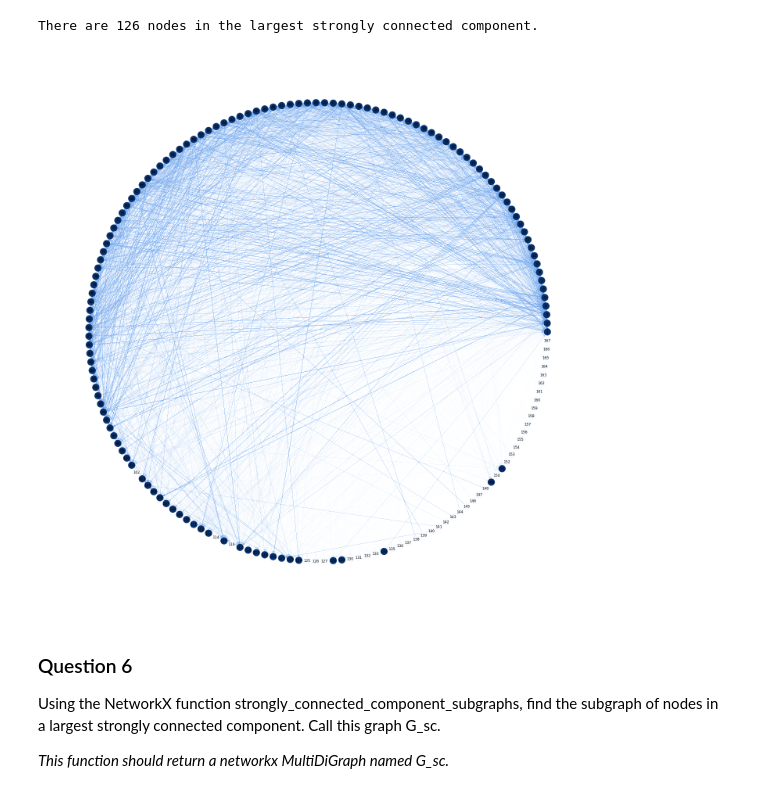
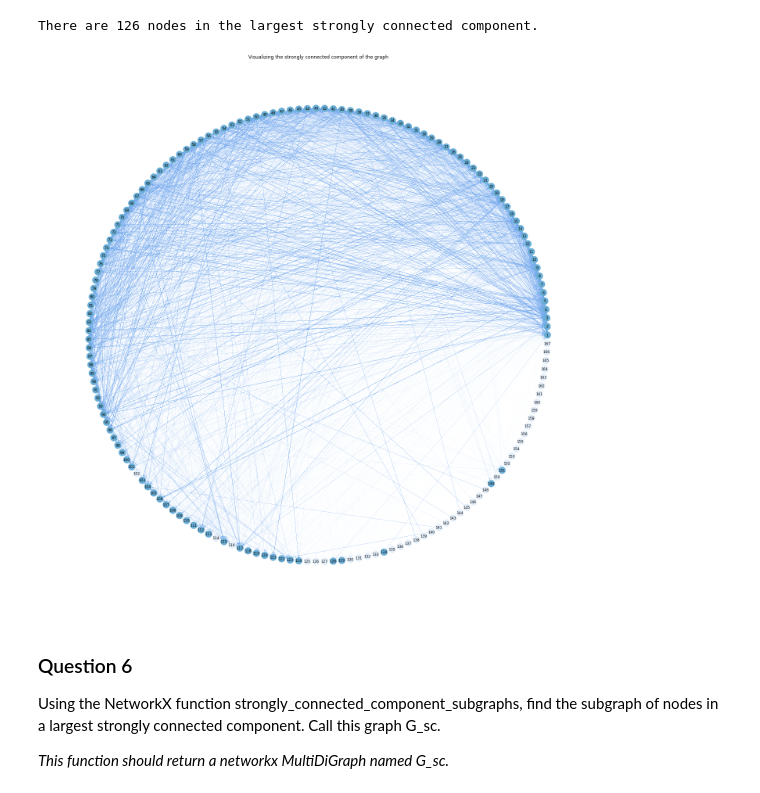
Before and after one commit to aitabuzaid/network-analysis, a Jupyter notebook: Assignment+2.ipynb, the cells around one changed output. Drawn from its saved outputs; the diff is of its cells as text; code cells hidden in the pictures.

Commit message:
Finding the subgraph of the largest strongly connected comp

```diff
--- a/Assignment+2.ipynb
+++ b/Assignment+2.ipynb
@@ -162,20 +161,22 @@ There are 126 nodes in the largest strongly connected component.
 # %%
 nodes_sc = sorted(nx.strongly_connected_components(G))
 
 list_of_len = list(map(len,nodes_sc))
 biggest_sc_nodes = nodes_sc[list_of_len.index(max(list_of_len))]
-node_color = [(.5 if (v in biggest_sc_nodes) else .3) for v in G]
+node_color = [(.5 if (v in biggest_sc_nodes) else .1) for v in G]
 # (2,.5,.9,.5)
 # 2,.5,.1,.5)
 plt.figure(figsize=(20,20))
 #nx.draw_networkx(G, pos = nx.circular_layout(G), alpha = 0.01, edge_color = '.4')
 nx.draw_networkx(G, pos = nx.circular_layout(G),  node_color = node_color,
-                 edge_color = (.2,.5,.9,.01), font_size = 9, cmap=plt.cm.Blues)
+                 edge_color = (.2,.5,.9,.01), font_size = 9,
+                 cmap=plt.cm.Blues, vmin = 0, vmax = 1)
 
+plt.title("Visualizing the strongly connected component of the graph")
 plt.axis('off')
 plt.tight_layout();
 # %% [output]
-[figure, old version]
+[figure, new version]
 # %% [markdown]
 ### Question 6
 
```
Also changed, not shown: parts of 6 cells of this notebook.
